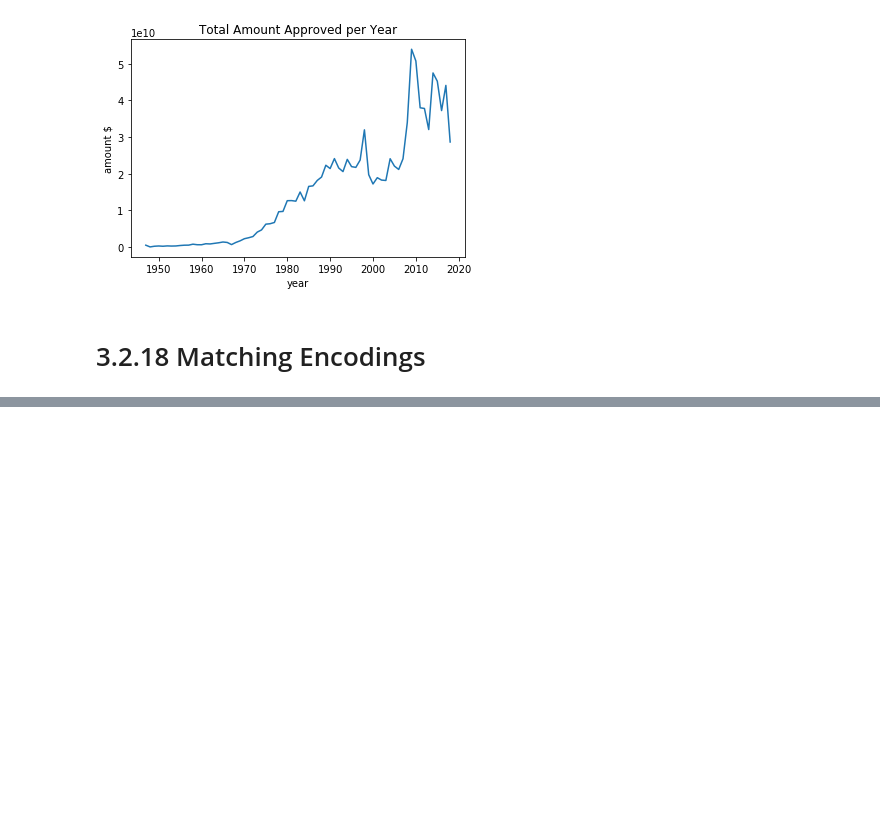
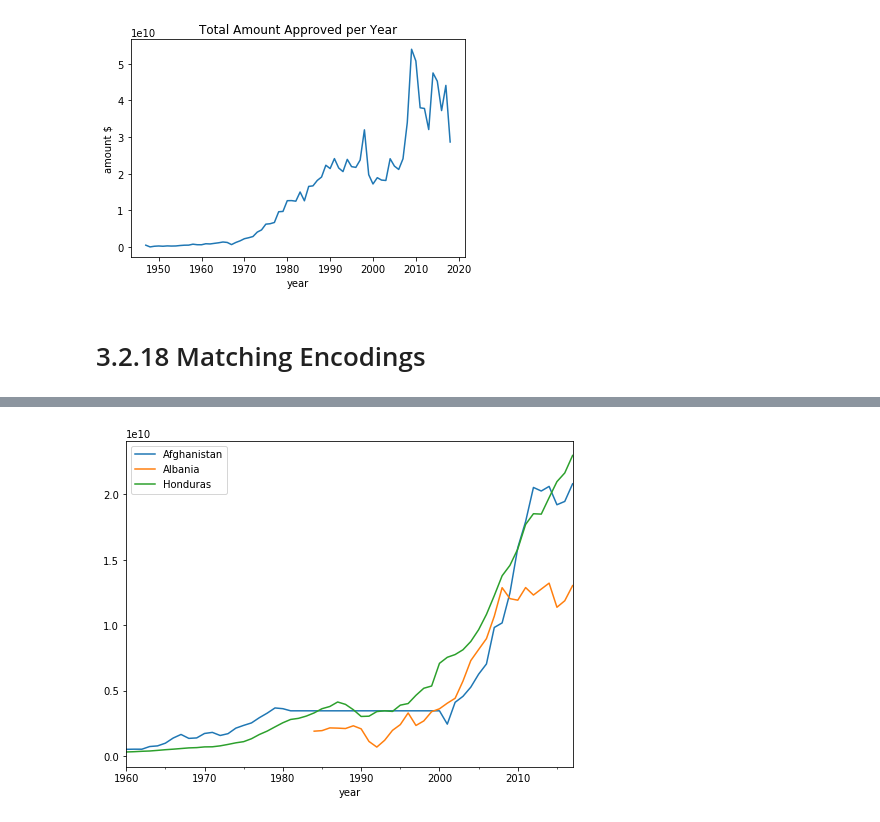
Before and after one commit to kevinlwebb/Nanodegrees, a Jupyter notebook: Data Scientist for Enterprise/3 - Data Engineering/3.2 ETL Pipelines.ipynb, the cells around one changed output, grey strips where cells are left out. Drawn from its saved outputs; the diff is of its cells as text; code cells hidden in the pictures; blank space fills up the shorter version.

```diff
--- a/Data Scientist for Enterprise/3 - Data Engineering/3.2 ETL Pipelines.ipynb
+++ b/Data Scientist for Enterprise/3 - Data Engineering/3.2 ETL Pipelines.ipynb
@@ -819,0 +968,9 @@ plt.show()
+# %%
+# TODO: Use forward fill to fill in missing GDP values
+# HINTS: use the sort_values(), groupby(), and fillna() methods
+
+df_melt['GDP_ffill'] = df_melt.sort_values('year').groupby('Country Name')['GDP'].fillna(method='ffill')
+
+plot_results('GDP_ffill')
+# %% [output]
+[figure, added]
```
Also changed, not shown: parts of 36 cells of this notebook.
